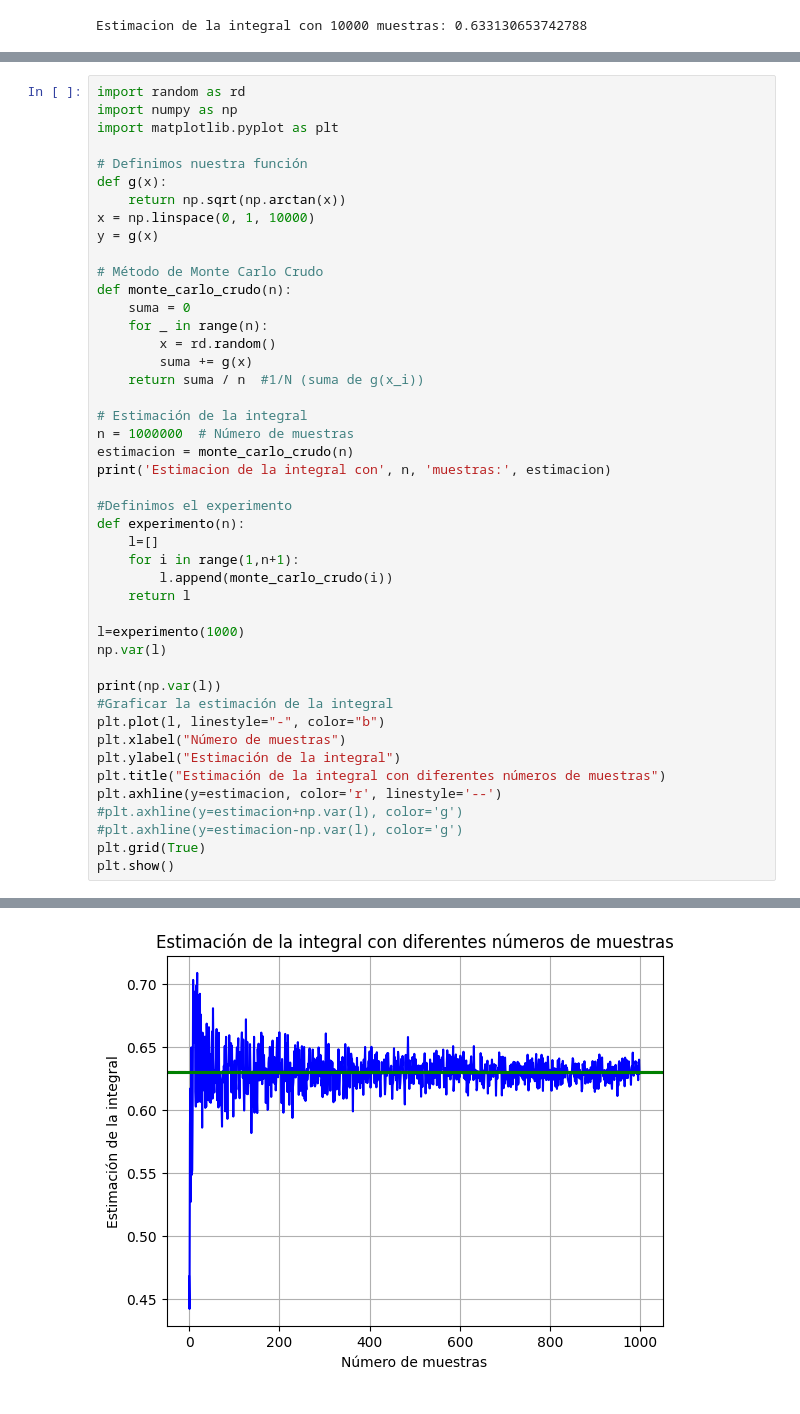
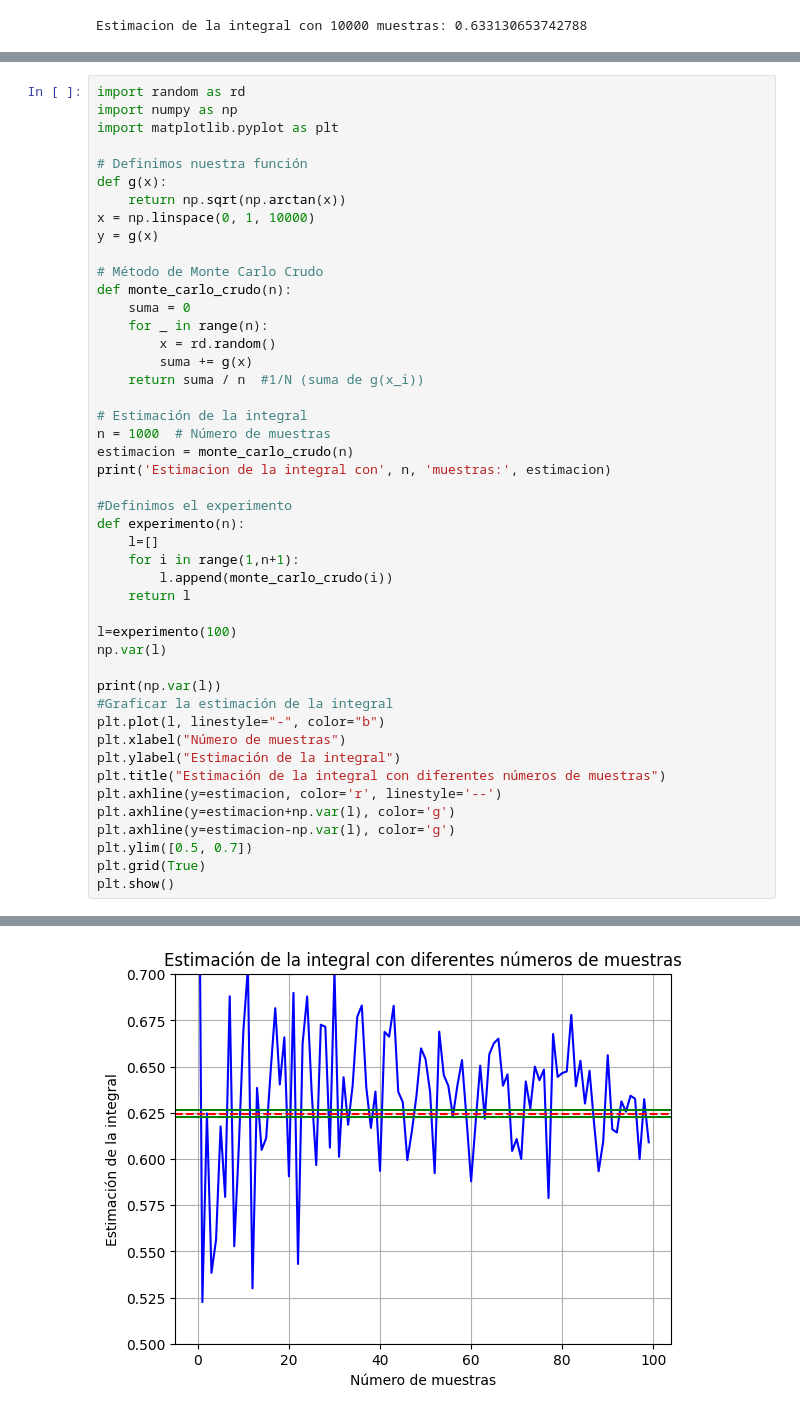
Before and after one commit to JimenezHAnaFer/SIMULACION-1, a Jupyter notebook: Monte_Carlo_Crudo.ipynb, the cells around one changed output, grey strips where cells are left out. Saved outputs shown, nothing was run; the diff lists cells and outputs as text.

```diff
--- a/Monte_Carlo_Crudo.ipynb
+++ b/Monte_Carlo_Crudo.ipynb
@@ -72,7 +128,7 @@ def monte_carlo_crudo(n):
     return suma / n  #1/N (suma de g(x_i))
 
 # Estimación de la integral
-n = 1000000  # Número de muestras
+n = 1000  # Número de muestras
 estimacion = monte_carlo_crudo(n)
 print('Estimacion de la integral con', n, 'muestras:', estimacion)
 
@@ -83,7 +139,7 @@ def experimento(n):
         l.append(monte_carlo_crudo(i))
     return l
 
-l=experimento(1000)
+l=experimento(100)
 np.var(l)
 
 print(np.var(l))
@@ -93,8 +149,9 @@ plt.xlabel("Número de muestras")
 plt.ylabel("Estimación de la integral")
 plt.title("Estimación de la integral con diferentes números de muestras")
 plt.axhline(y=estimacion, color='r', linestyle='--')
-#plt.axhline(y=estimacion+np.var(l), color='g')
-#plt.axhline(y=estimacion-np.var(l), color='g')
+plt.axhline(y=estimacion+np.var(l), color='g')
+plt.axhline(y=estimacion-np.var(l), color='g')
+plt.ylim([0.5, 0.7])
 plt.grid(True)
 plt.show()
 # %% [output]
@@ -103 +160 @@ Estimacion de la integral con 1000000 muestras: 0.6297881129559829
-[figure, old version]
+[figure, new version]
```
Also changed, not shown: parts of 5 cells of this notebook.
